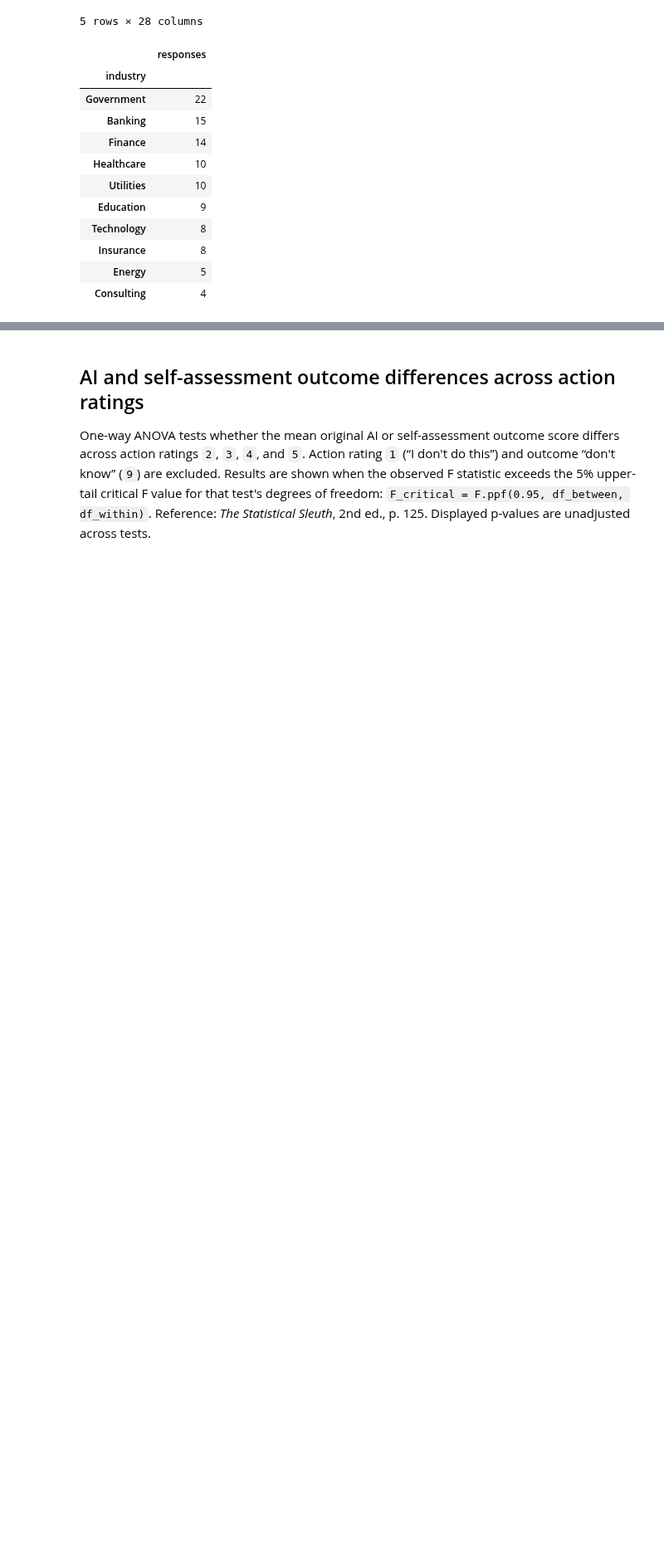
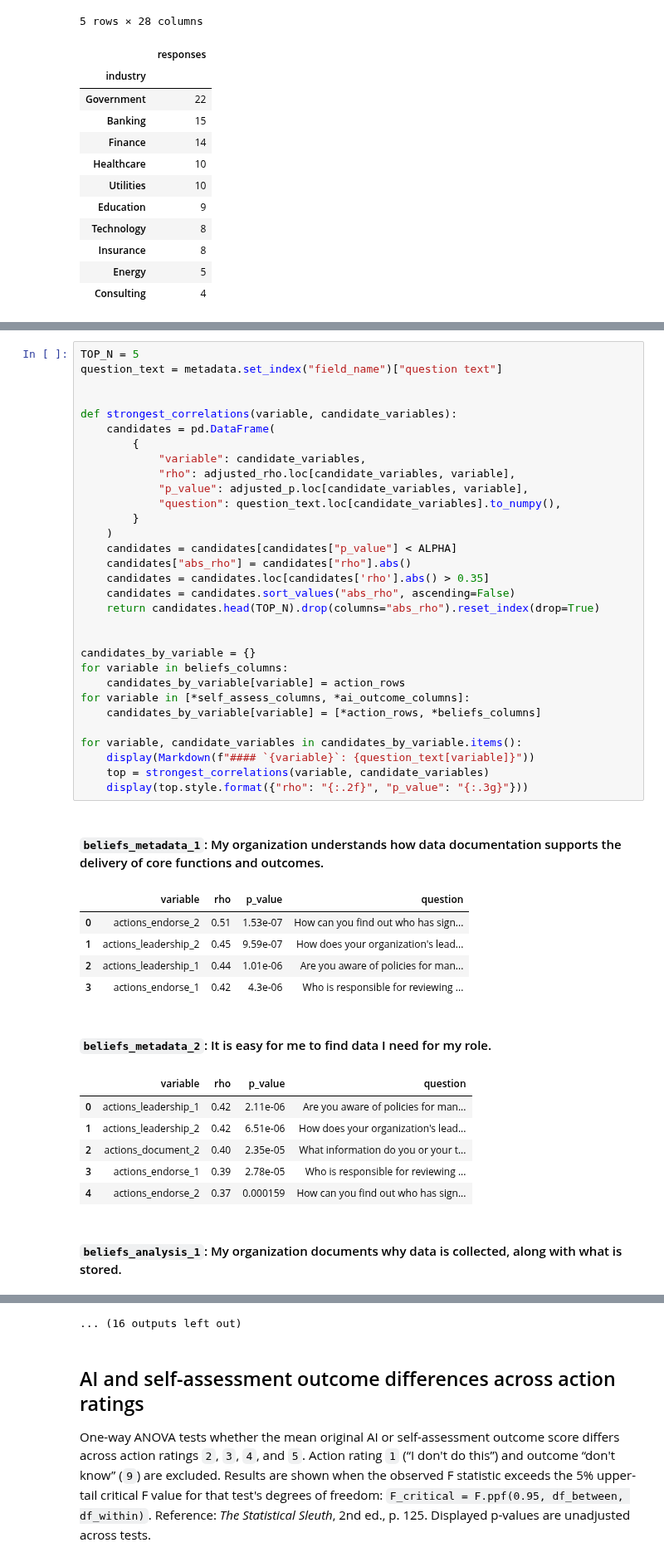
Before and after one commit to Aristotle-Metadata-Enterprises/mast-toolkit-notebooks, a Jupyter notebook: notebooks/dataversity.ipynb, the cells around one changed output, grey strips where cells are left out. Shown at 83% size. Cells and saved outputs as stored; diff of their text form; blank space fills up the shorter version.

```diff
--- a/notebooks/dataversity.ipynb
+++ b/notebooks/dataversity.ipynb
@@ -161,0 +338,46 @@ display(completed["industry"].value_counts(dropna=False).head(10).to_frame("resp
+# %%
+TOP_N = 5
+question_text = metadata.set_index("field_name")["question text"]
+
+
+def strongest_correlations(variable, candidate_variables):
+    candidates = pd.DataFrame(
+        {
+            "variable": candidate_variables,
+            "rho": adjusted_rho.loc[candidate_variables, variable],
+            "p_value": adjusted_p.loc[candidate_variables, variable],
+            "question": question_text.loc[candidate_variables].to_numpy(),
+        }
+    )
+    candidates = candidates[candidates["p_value"] < ALPHA]
+    candidates["abs_rho"] = candidates["rho"].abs()
+    candidates = candidates.loc[candidates['rho'].abs() > 0.35]
+    candidates = candidates.sort_values("abs_rho", ascending=False)
+    return candidates.head(TOP_N).drop(columns="abs_rho").reset_index(drop=True)
+
+
+candidates_by_variable = {}
+for variable in beliefs_columns:
+    candidates_by_variable[variable] = action_rows
+for variable in [*self_assess_columns, *ai_outcome_columns]:
+    candidates_by_variable[variable] = [*action_rows, *beliefs_columns]
+
+for variable, candidate_variables in candidates_by_variable.items():
+    display(Markdown(f"#### `{variable}`: {question_text[variable]}"))
+    top = strongest_correlations(variable, candidate_variables)
+    display(top.style.format({"rho": "{:.2f}", "p_value": "{:.3g}"}))
+# %% [output]
+#### `beliefs_metadata_1`: My organization understands how data documentation supports the delivery of core functions and outcomes.
+|  | variable | rho | p_value | question |
+| 0 | actions_endorse_2 | 0.51 | 1.53e-07 | How can you find out who has sign... |
+| 1 | actions_leadership_2 | 0.45 | 9.59e-07 | How does your organization's lead... |
+| 2 | actions_leadership_1 | 0.44 | 1.01e-06 | Are you aware of policies for man... |
+| 3 | actions_endorse_1 | 0.42 | 4.3e-06 | Who is responsible for reviewing ... |
+#### `beliefs_metadata_2`: It is easy for me to find data I need for my role.
+|  | variable | rho | p_value | question |
+| 0 | actions_leadership_1 | 0.42 | 2.11e-06 | Are you aware of policies for man... |
+| 1 | actions_leadership_2 | 0.42 | 6.51e-06 | How does your organization's lead... |
+| 2 | actions_document_2 | 0.40 | 2.35e-05 | What information do you or your t... |
+| 3 | actions_endorse_1 | 0.39 | 2.78e-05 | Who is responsible for reviewing ... |
+| 4 | actions_endorse_2 | 0.37 | 0.000159 | How can you find out who has sign... |
+#### `beliefs_analysis_1`: My organization documents why data is collected, along with what is stored.
@@ -162,3 +411,4 @@ display(completed["industry"].value_counts(dropna=False).head(10).to_frame("resp
+... (16 outputs left out)
 # %% [markdown]
 ## AI and self-assessment outcome differences across action ratings
 
```
Also changed, not shown: parts of 14 cells of this notebook.
